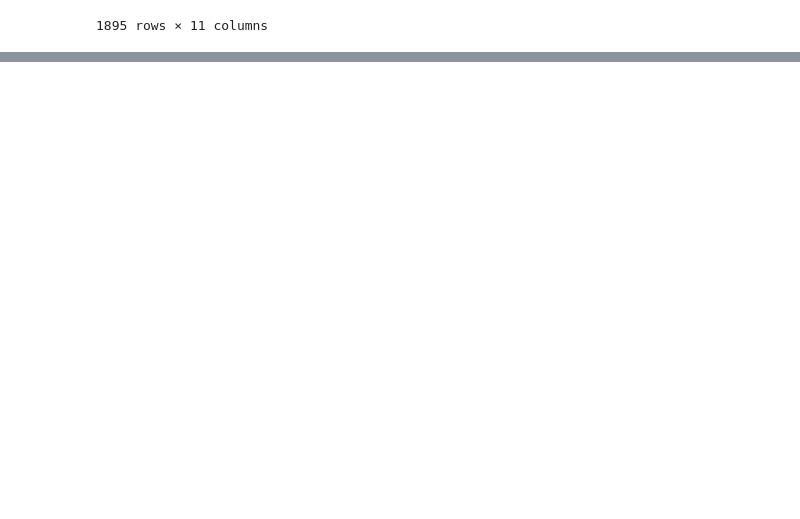
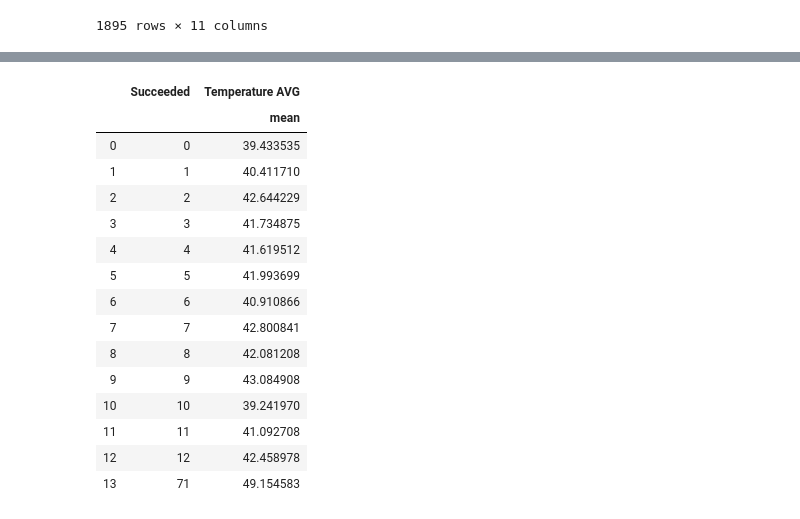
Before and after one commit to sharangnimbalkar/Python, a Jupyter notebook: Final_Project.ipynb, the cells around one changed output, grey strips where cells are left out. Saved outputs shown, nothing was run; the diff lists cells and outputs as text; code cells hidden in the pictures; blank space fills up the shorter version.

```diff
--- a/Final_Project.ipynb
+++ b/Final_Project.ipynb
@@ -125,0 +118,20 @@ dtype: int64
+# %%
+# Using groupby to calculate the average temprature during a successful summit
+joined_df.groupby('Succeeded',as_index=False).agg({'Temperature AVG':['mean']})
+# %% [output]
+|  | Succeeded | Temperature AVG |
+|  |  | mean |
+| 0 | 0 | 39.433535 |
+| 1 | 1 | 40.411710 |
+| 2 | 2 | 42.644229 |
+| 3 | 3 | 41.734875 |
+| 4 | 4 | 41.619512 |
+| 5 | 5 | 41.993699 |
+| 6 | 6 | 40.910866 |
+| 7 | 7 | 42.800841 |
+| 8 | 8 | 42.081208 |
+| 9 | 9 | 43.084908 |
+| 10 | 10 | 39.241970 |
+| 11 | 11 | 41.092708 |
+| 12 | 12 | 42.458978 |
+| 13 | 71 | 49.154583 |
```
Also changed, not shown: parts of 37 cells of this notebook.
